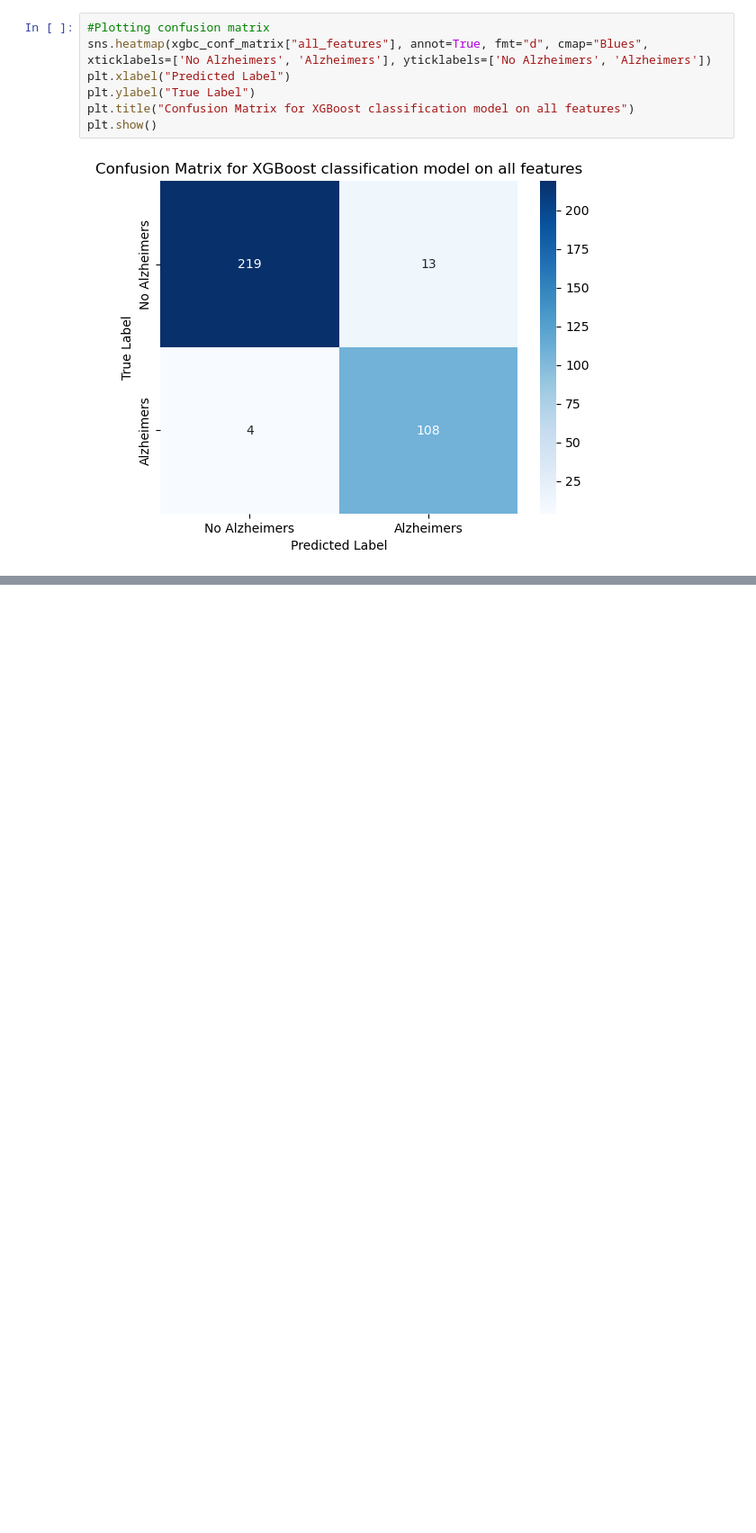
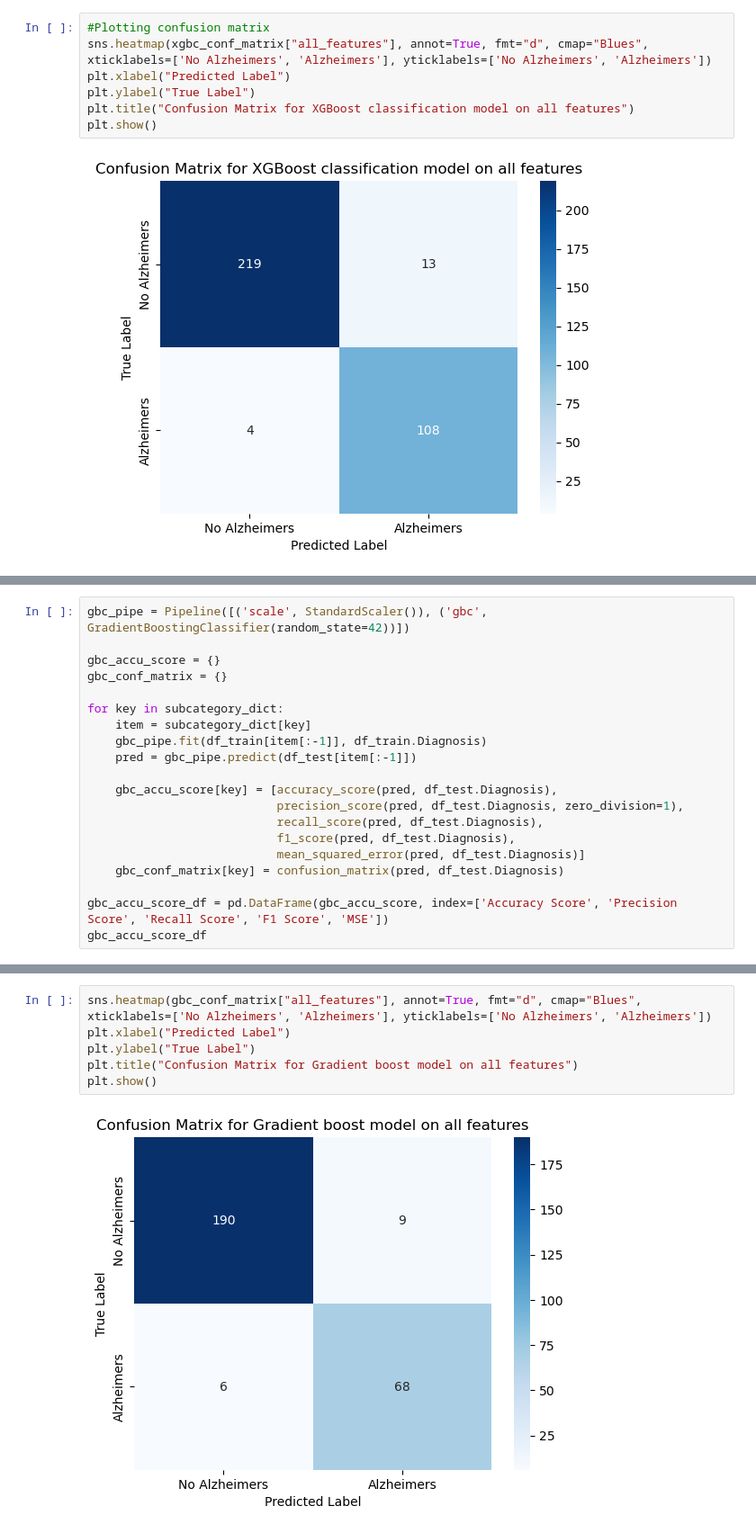
Before and after one commit to mgamankwah/alzheimers_risk_prediction, a Jupyter notebook: scripts/model_exploration_Mercy.ipynb, the cells around one changed output, grey strips where cells are left out. Shown at 90% size. Cells and saved outputs as stored; diff of their text form; blank space fills up the shorter version.

```diff
--- a/scripts/model_exploration_Mercy.ipynb
+++ b/scripts/model_exploration_Mercy.ipynb
@@ -378,0 +473,20 @@ plt.show()
+# %%
+gbc_pipe = Pipeline([('scale', StandardScaler()), ('gbc', GradientBoostingClassifier(random_state=42))])
+
+gbc_accu_score = {}
+gbc_conf_matrix = {}
+
+for key in subcategory_dict:
+    item = subcategory_dict[key]
+    gbc_pipe.fit(df_train[item[:-1]], df_train.Diagnosis)
+    pred = gbc_pipe.predict(df_test[item[:-1]])
+
+    gbc_accu_score[key] = [accuracy_score(pred, df_test.Diagnosis),
+                           precision_score(pred, df_test.Diagnosis, zero_division=1),
+                           recall_score(pred, df_test.Diagnosis),
+                           f1_score(pred, df_test.Diagnosis),
+                           mean_squared_error(pred, df_test.Diagnosis)]
+    gbc_conf_matrix[key] = confusion_matrix(pred, df_test.Diagnosis)
+
+gbc_accu_score_df = pd.DataFrame(gbc_accu_score, index=['Accuracy Score', 'Precision Score', 'Recall Score', 'F1 Score', 'MSE'])
+gbc_accu_score_df
@@ -378,0 +500,8 @@ plt.show()
+# %%
+sns.heatmap(gbc_conf_matrix["all_features"], annot=True, fmt="d", cmap="Blues", xticklabels=['No Alzheimers', 'Alzheimers'], yticklabels=['No Alzheimers', 'Alzheimers'])
+plt.xlabel("Predicted Label")
+plt.ylabel("True Label")
+plt.title("Confusion Matrix for Gradient boost model on all features")
+plt.show()
+# %% [output]
+[figure, added]
```
Also changed, not shown: parts of 24 cells of this notebook.
